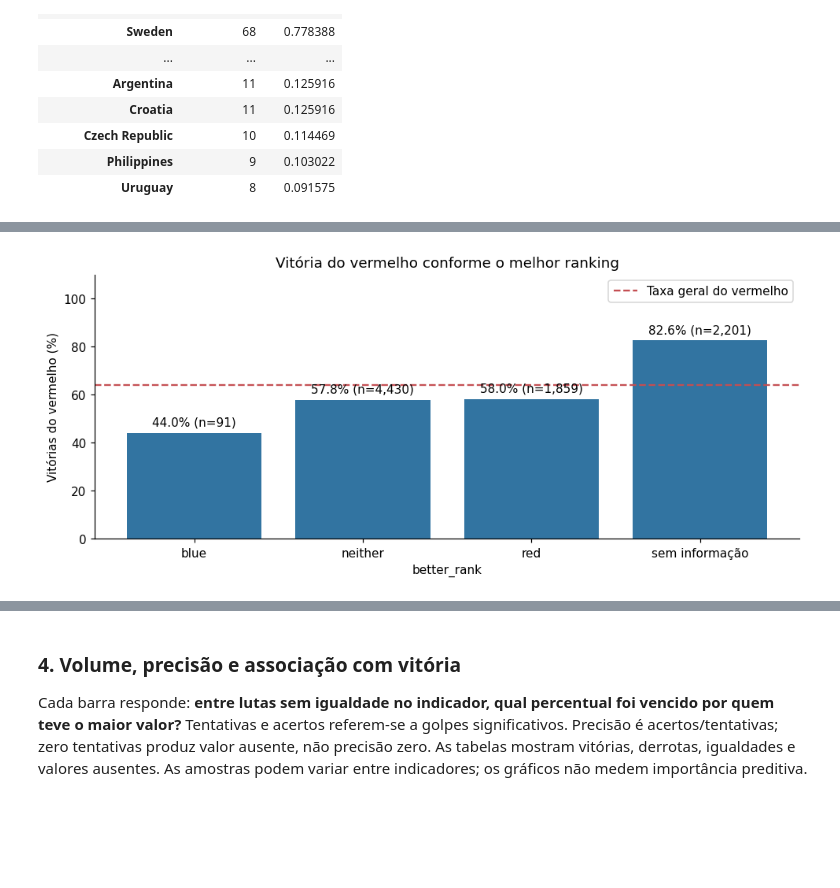
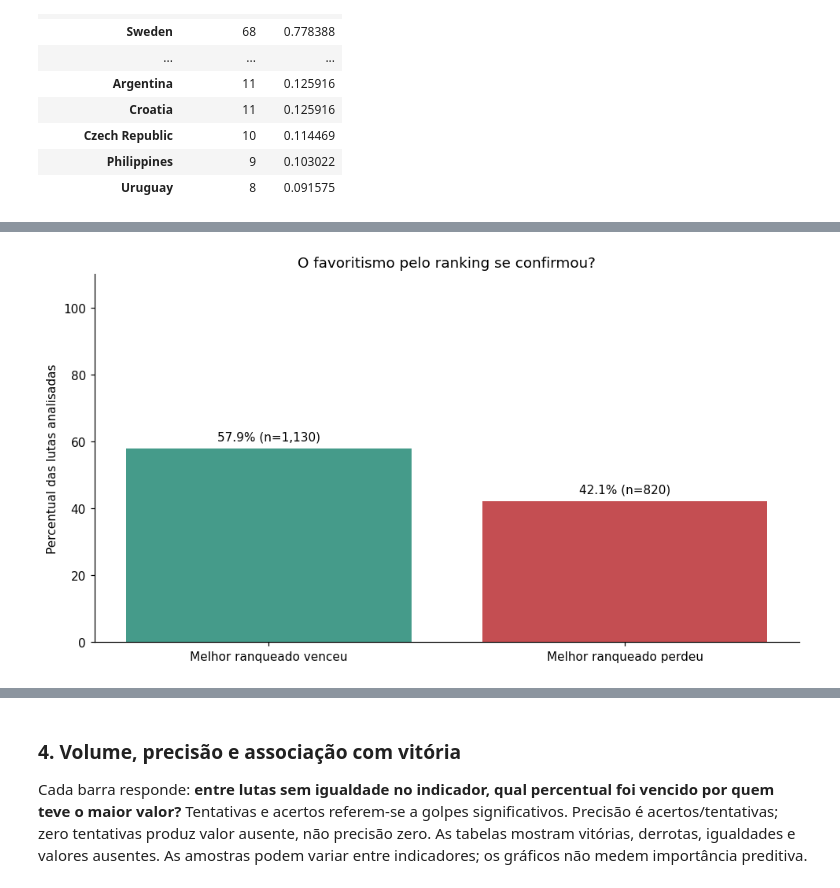
Before and after one commit to EduardoDemetrio/mma-data-lab, a Jupyter notebook: Eda_tcc_ed.ipynb, the cells around one changed output, grey strips where cells are left out. Saved outputs shown, nothing was run; the diff lists cells and outputs as text; code cells hidden in the pictures; blank space fills up the shorter version.

```diff
--- a/Eda_tcc_ed.ipynb
+++ b/Eda_tcc_ed.ipynb
@@ -599,22 +647,72 @@ freq_country = frequencias(eda['country'], 'País dos eventos')
 # %%
-# df_master mantém better_rank; a cópia df_master_sem_rank não é usada aqui.
-if 'better_rank' not in eda:
-    print('better_rank não está em df_master. Reexecute a preparação preservando essa coluna.')
+if "better_rank" not in eda.columns:
+    print("A coluna better_rank não está disponível.")
 else:
-    ranking = eda['better_rank'].astype('string').str.strip().str.lower().fillna('sem informação')
-    tab_rank = (eda.assign(grupo_rank=ranking).loc[decisiva]
-                .groupby('grupo_rank')['red_venceu'].agg(n='size', vitorias='sum', taxa='mean'))
-    tab_rank['taxa_pct'] = tab_rank['taxa'] * 100
-    fig, ax = plt.subplots(figsize=(9, 4))
-    barras = ax.bar(tab_rank.index, tab_rank['taxa_pct'], color=COR)
-    ax.bar_label(barras, labels=[f'{r.taxa_pct:.1f}% (n={int(r.n):,})'
-                                for r in tab_rank.itertuples()], padding=4)
-    ax.axhline(eda['red_venceu'].mean() * 100, color='#C44E52', linestyle='--',
-               label='Taxa geral do vermelho')
-    ax.set(title='Vitória do vermelho conforme o melhor ranking',
-           xlabel='better_rank', ylabel='Vitórias do vermelho (%)', ylim=(0, 110))
-    ax.legend(loc='upper right')
-    fig.tight_layout()
-    plt.show()
-    display(tab_rank[['n', 'vitorias', 'taxa_pct']])
+    ranking = eda["better_rank"].astype("string").str.strip().str.lower()
+    red_result = eda["red_fighter_result"].astype("string").str.strip().str.upper()
+    blue_result = eda["blue_fighter_result"].astype("string").str.strip().str.upper()
+
+    vencedor_definido = (
+        (red_result.eq("W") & blue_result.eq("L")) |
+        (red_result.eq("L") & blue_result.eq("W"))
+    ).fillna(False)
+
+    elegiveis = ranking.isin(["red", "blue"]) & vencedor_definido
+    base_rank = eda.loc[elegiveis].copy()
+
+    confirmou = (
+        (ranking.eq("red") & red_result.eq("W")) |
+        (ranking.eq("blue") & blue_result.eq("W"))
+    )
+
+    base_rank["favoritismo_confirmado"] = confirmou.loc[elegiveis]
+
+    print(f"Lutas analisadas: {len(base_rank):,}")
+    print(f"Fora do cálculo: {(~elegiveis).sum():,}")
+
+    if base_rank.empty:
+        print("Não há lutas com ranking e resultado suficientes para comparar.")
+    else:
+        tab_rank = (
+            base_rank["favoritismo_confirmado"]
+            .value_counts()
+            .reindex([True, False], fill_value=0)
+            .rename_axis("favoritismo_confirmado")
+            .to_frame("quantidade")
+        )
+
+        tab_rank.index = [
+            "Melhor ranqueado venceu",
+            "Melhor ranqueado perdeu"
+        ]
+        tab_rank["percentual"] = (
+            tab_rank["quantidade"] / len(base_rank) * 100
+        )
+
+        fig, ax = plt.subplots(figsize=(9, 5))
+
+        barras = ax.bar(
+            tab_rank.index,
+            tab_rank["percentual"],
+            color=["#459B8A", "#C44E52"]
+        )
+
+        ax.bar_label(
+            barras,
+            labels=[
+                f"{r.percentual:.1f}% (n={int(r.quantidade):,})"
+                for r in tab_rank.itertuples()
+            ],
+            padding=5
+        )
+
+        ax.set(
+            title="O favoritismo pelo ranking se confirmou?",
+            ylabel="Percentual das lutas analisadas",
+            ylim=(0, 110)
+        )
+
+        fig.tight_layout()
+        plt.show()
+        display(tab_rank)
 # %% [output]
@@ -621 +721 @@ else:
-[figure, old version]
+[figure, new version]
```
Also changed, not shown: parts of 18 cells of this notebook.
